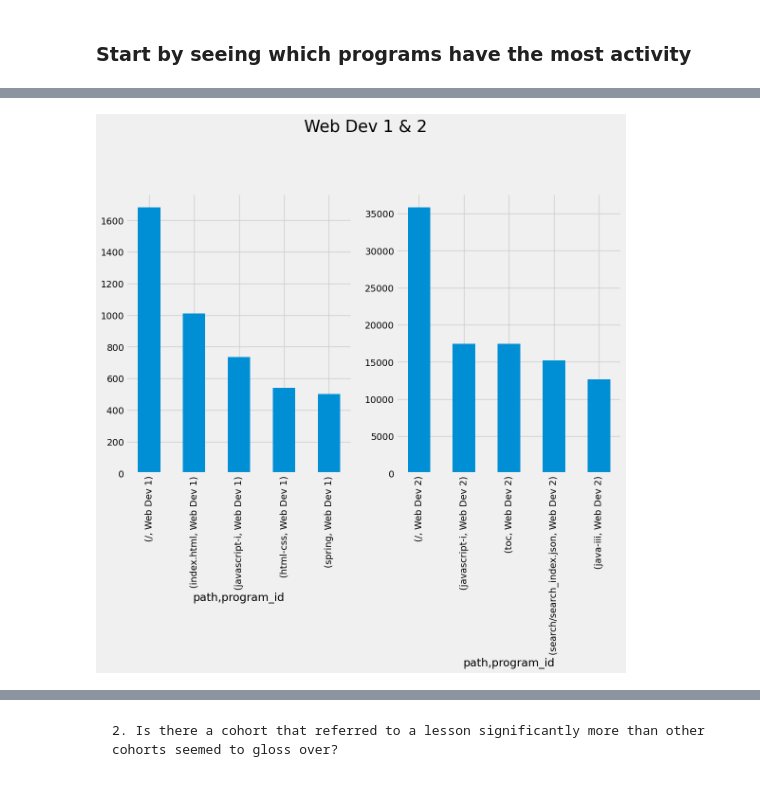
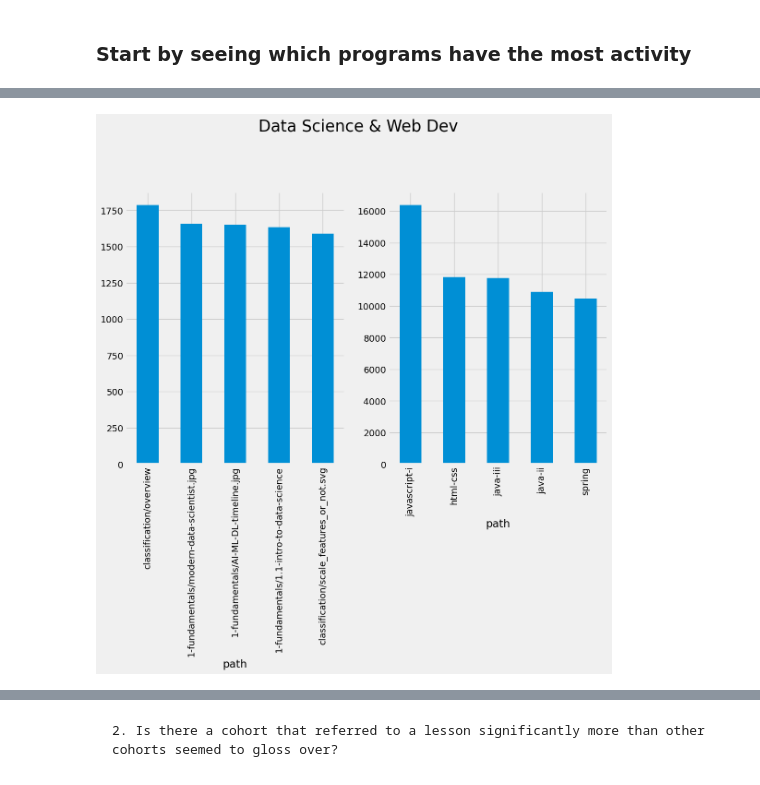
Before and after one commit to jeremiah-toribio/curriculum-anomalies, a Jupyter notebook: cur.ipynb, the cells around one changed output, grey strips where cells are left out. Saved outputs shown, nothing was run; the diff lists cells and outputs as text; code cells hidden in the pictures.

```diff
--- a/cur.ipynb
+++ b/cur.ipynb
@@ -49,6 +52,9 @@ df.head()
 df.shape
 # %% [output]
 (900223, 10)
+# %%
+# keeping an extra column off index for modification purposes
+df['time'] = df.index
 # %%
 w.summarize(df)
 # %% [output]
@@ -110,0 +127,19 @@ Name: count, dtype: int64
+# %%
+# partioning data into 5 dfs by program id & excluding staff
+    # wd combined
+wd = df[(df.program_id == 'Web Dev 1') | (df.program_id == 'Front End WD') | (df.program_id == 'Fullstack')]
+wd1 = df[(df.program_id == 'Web Dev 1')]
+fs = df[df.program_id == 'Fullstack']
+front = df[df.program_id == 'Front End WD']
+    # ds
+ds = df[df.program_id == 'Data Science']
+
+# dataframe exclusively for staff (i guess)
+staff = df[df.name == 'Staff']
+# %%
+# removing the more popular front pages of the paths for data science & webdev cohorts
+
+    #ds
+dspath = ds[(ds.path != '/') & (ds.path != 'search/search_index.json') & (ds.path != 'toc')]
+    #wd
+wdpath = wd[(wd.path != '/') & (wd.path != 'search/search_index.json') & (wd.path != 'toc') & (wd.path != 'mkdocs/search_index.json') & (wd.path != 'index.html')]
@@ -111,10 +152,14 @@ Name: count, dtype: int64
 # %%
+# visualization of most popular data science courses and webdev
+# there is more info than this suggests -- paths (course names have had different names)
+# which may mean that this would not be the most accurate picture for webdev cohorts as they have been combined
+
 plt.figure(figsize=(12,16))
 plt.subplot(2,2,1)
-df[df.program_id == 'Web Dev 1'].groupby(['path','program_id'])['path'].count().sort_values(ascending=False).head().plot(kind='bar')
+dspath.groupby(['path'])['path'].count().sort_values(ascending=False).head().plot(kind='bar')
 plt.subplot(2,2,2)
-df.groupby(['path','program_id'])['path'].count().sort_values(ascending=False).head().plot(kind='bar')
-plt.suptitle('Web Dev 1 & 2',size=25)
+wdpath.groupby(['path'])['path'].count().sort_values(ascending=False).head().plot(kind='bar')
+plt.suptitle('Data Science & Web Dev',size=25)
 plt.show()
 # %% [output]
-[figure, old version]
+[figure, new version]
```
Also changed, not shown: parts of 50 cells of this notebook, 3 other files.
